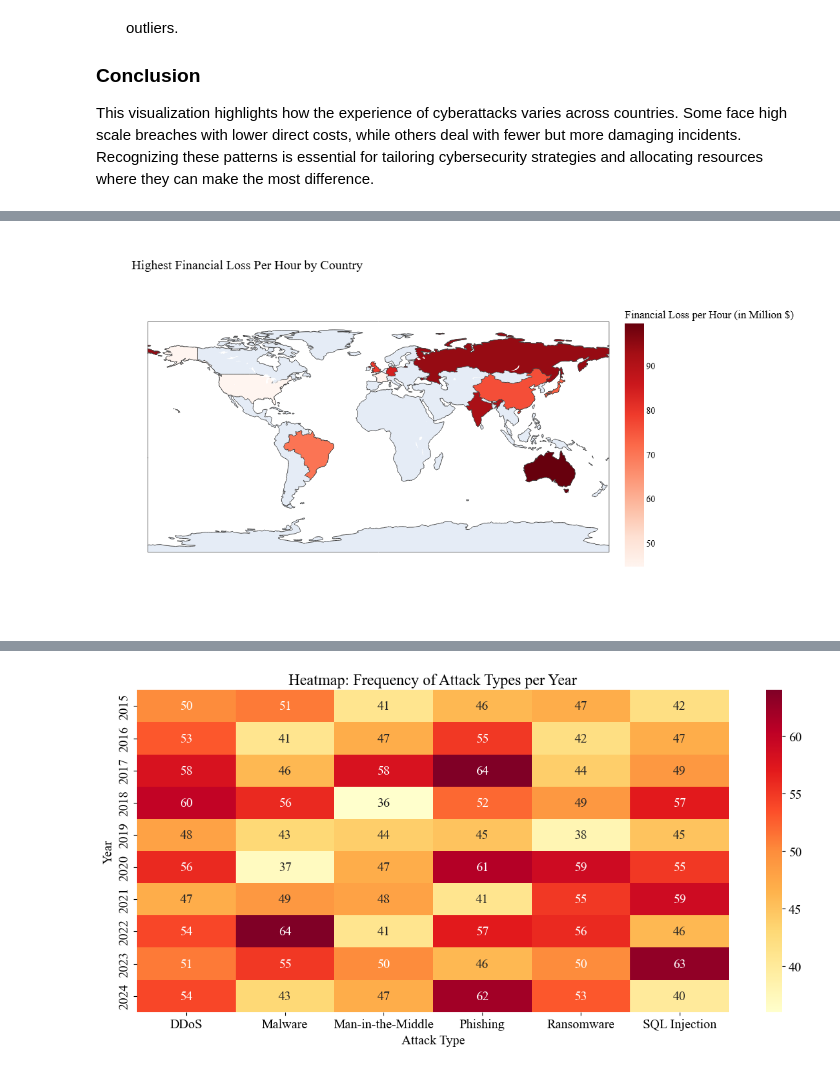
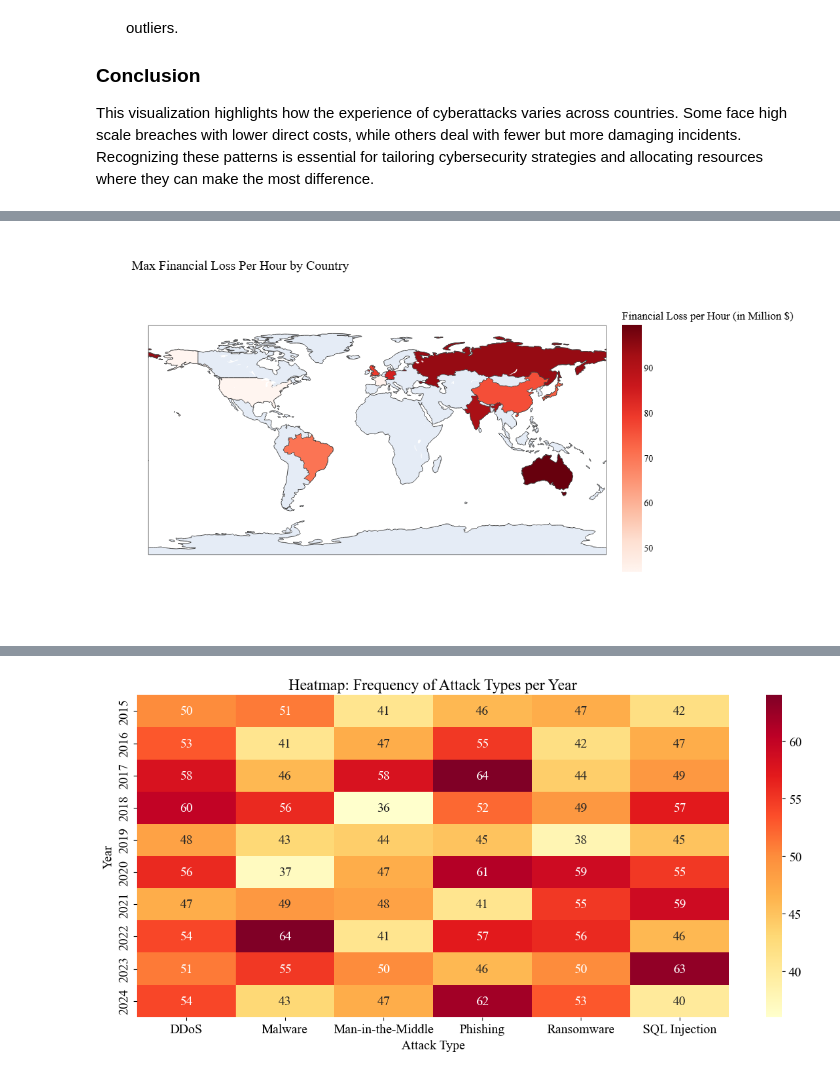
Before and after one commit to Vamin-co/CyberInsights, a Jupyter notebook: CyberInsights.ipynb, the cells around one changed output, grey strips where cells are left out. Cells and saved outputs as stored; diff of their text form; code cells hidden in the pictures.

```diff
--- a/CyberInsights.ipynb
+++ b/CyberInsights.ipynb
@@ -504,32 +509,32 @@ df.dropna(subset=['Country', 'Financial Loss (in Million $)', 'Incident Resoluti
 #compute the average loss per hour or severity of each attack
 df['Financial Loss per Hour (in Million $)'] = df['Financial Loss (in Million $)'] / df['Incident Resolution Time (in Hours)']
 
 #get the most severe attack for each country
 df_max_loss = df.groupby('Country')['Financial Loss per Hour (in Million $)'].max().reset_index()
 
 #create choropleth map
 fig = plx.choropleth(
     df_max_loss,
     locations='Country',
     locationmode='country names',
     color='Financial Loss per Hour (in Million $)',
     color_continuous_scale='Reds',
-    title='Highest Financial Loss Per Hour by Country'
+    title='Max Financial Loss Per Hour by Country'
 )
 
 #resize
 fig.update_layout(
     width=1000,
     height=600,
     font=dict(
         family='Times New Roman',
         size=14,
         color='black'
     )
 )
 
 #save and show fig
 fig.write_image("Aiden_Choropleth_FinancialLossPerHour.png")
 fig.show()
 # %% [output]
-[figure, old version]
+[figure, new version]
```
Also changed, not shown: parts of 6 cells of this notebook.
